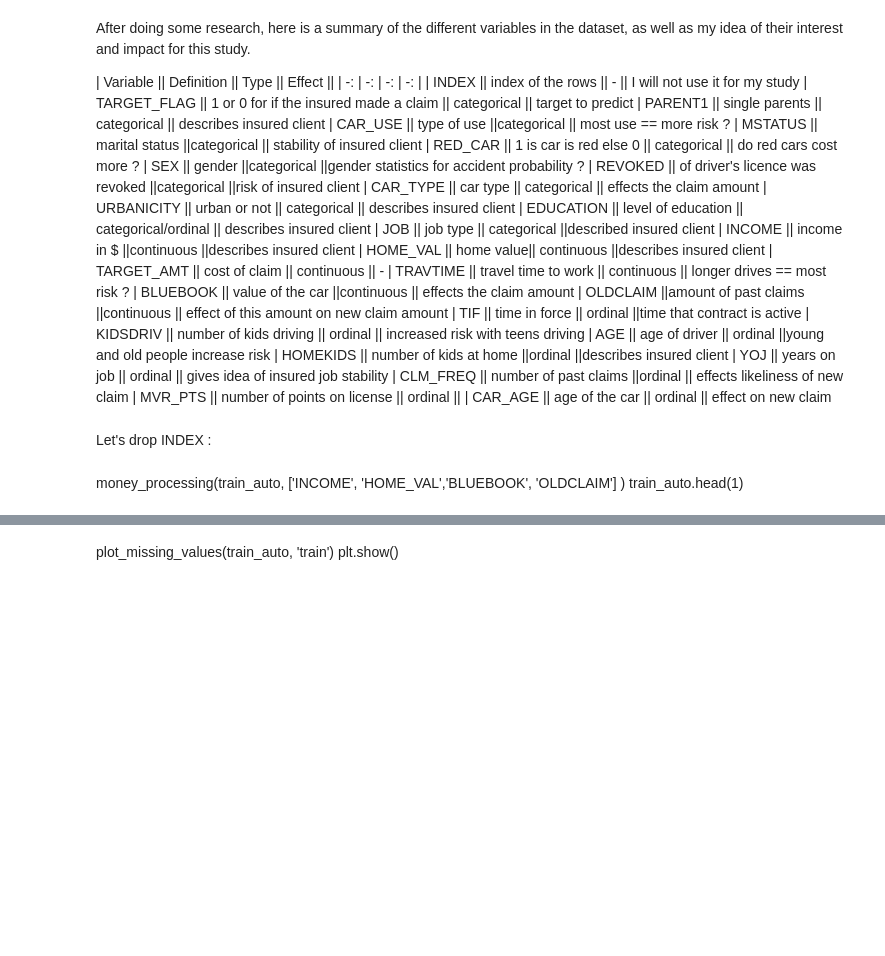
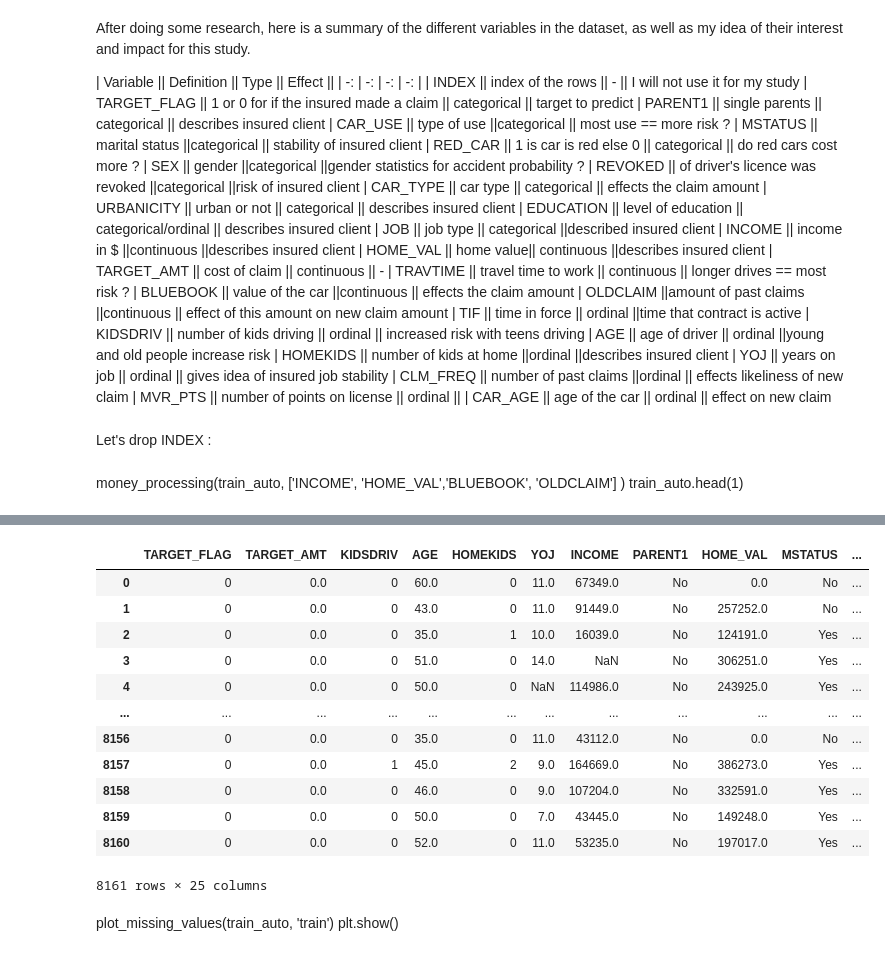
Before and after one commit to khaoulabelahsen/du_submission, a Jupyter notebook: du_submission/data_analysis.ipynb, the cells around one changed output, grey strips where cells are left out. Cells and saved outputs as stored; diff of their text form; code cells hidden in the pictures; blank space fills up the shorter version.

```diff
--- a/du_submission/data_analysis.ipynb
+++ b/du_submission/data_analysis.ipynb
@@ -146,3 +160,19 @@ train_auto['URBANICITY'] = train_auto['URBANICITY'].apply(lambda x : x.strip('z_
+# %%
+train_auto
+# %% [output]
+|  | TARGET_FLAG | TARGET_AMT | KIDSDRIV | AGE | HOMEKIDS | YOJ | INCOME | PARENT1 | HOME_VAL | MSTATUS | ... |
+| 0 | 0 | 0.0 | 0 | 60.0 | 0 | 11.0 | 67349.0 | No | 0.0 | No | ... |
+| 1 | 0 | 0.0 | 0 | 43.0 | 0 | 11.0 | 91449.0 | No | 257252.0 | No | ... |
+| 2 | 0 | 0.0 | 0 | 35.0 | 1 | 10.0 | 16039.0 | No | 124191.0 | Yes | ... |
+| 3 | 0 | 0.0 | 0 | 51.0 | 0 | 14.0 | NaN | No | 306251.0 | Yes | ... |
+| 4 | 0 | 0.0 | 0 | 50.0 | 0 | NaN | 114986.0 | No | 243925.0 | Yes | ... |
+| ... | ... | ... | ... | ... | ... | ... | ... | ... | ... | ... | ... |
+| 8156 | 0 | 0.0 | 0 | 35.0 | 0 | 11.0 | 43112.0 | No | 0.0 | No | ... |
+| 8157 | 0 | 0.0 | 1 | 45.0 | 2 | 9.0 | 164669.0 | No | 386273.0 | Yes | ... |
+| 8158 | 0 | 0.0 | 0 | 46.0 | 0 | 9.0 | 107204.0 | No | 332591.0 | Yes | ... |
+| 8159 | 0 | 0.0 | 0 | 50.0 | 0 | 7.0 | 43445.0 | No | 149248.0 | Yes | ... |
+| 8160 | 0 | 0.0 | 0 | 52.0 | 0 | 11.0 | 53235.0 | No | 197017.0 | Yes | ... |
+8161 rows × 25 columns
 # %%
 ## Handling missing values
 
```
Also changed, not shown: parts of 35 cells of this notebook, 1 other file.
